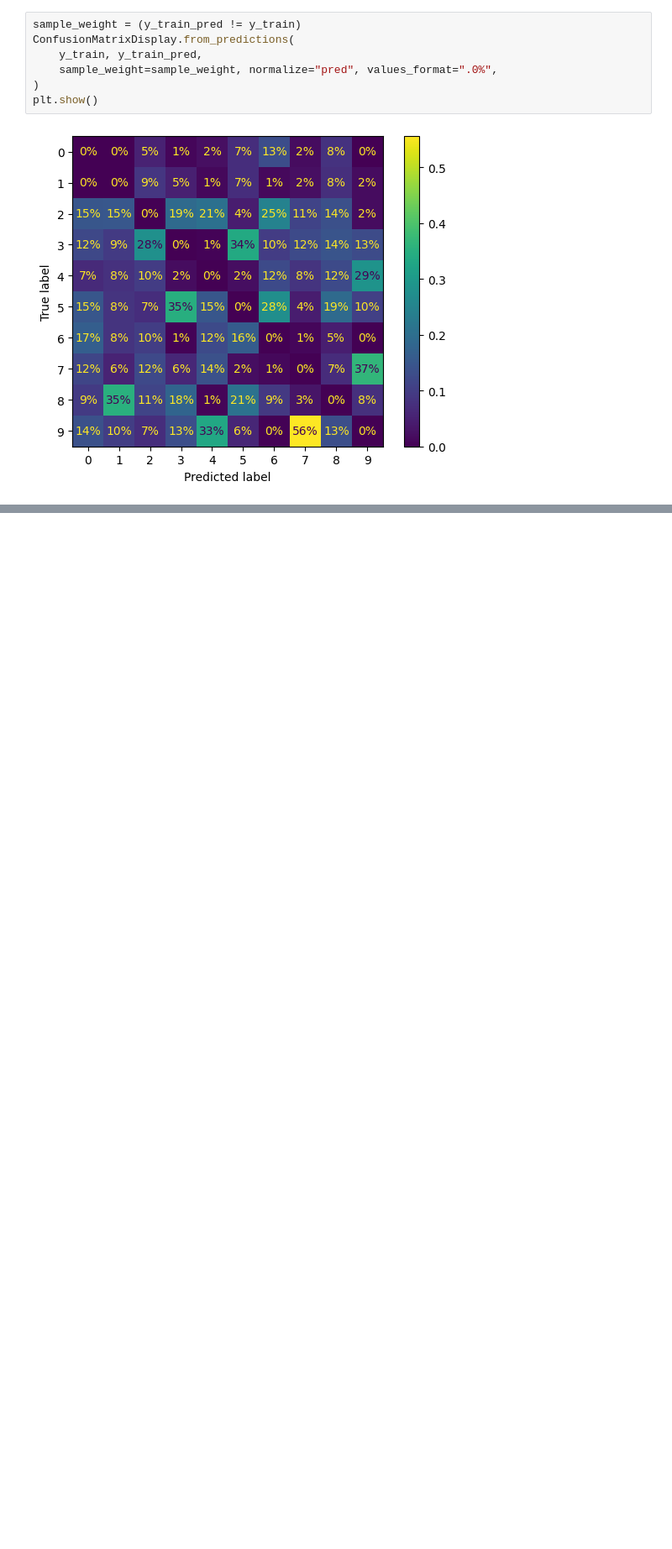
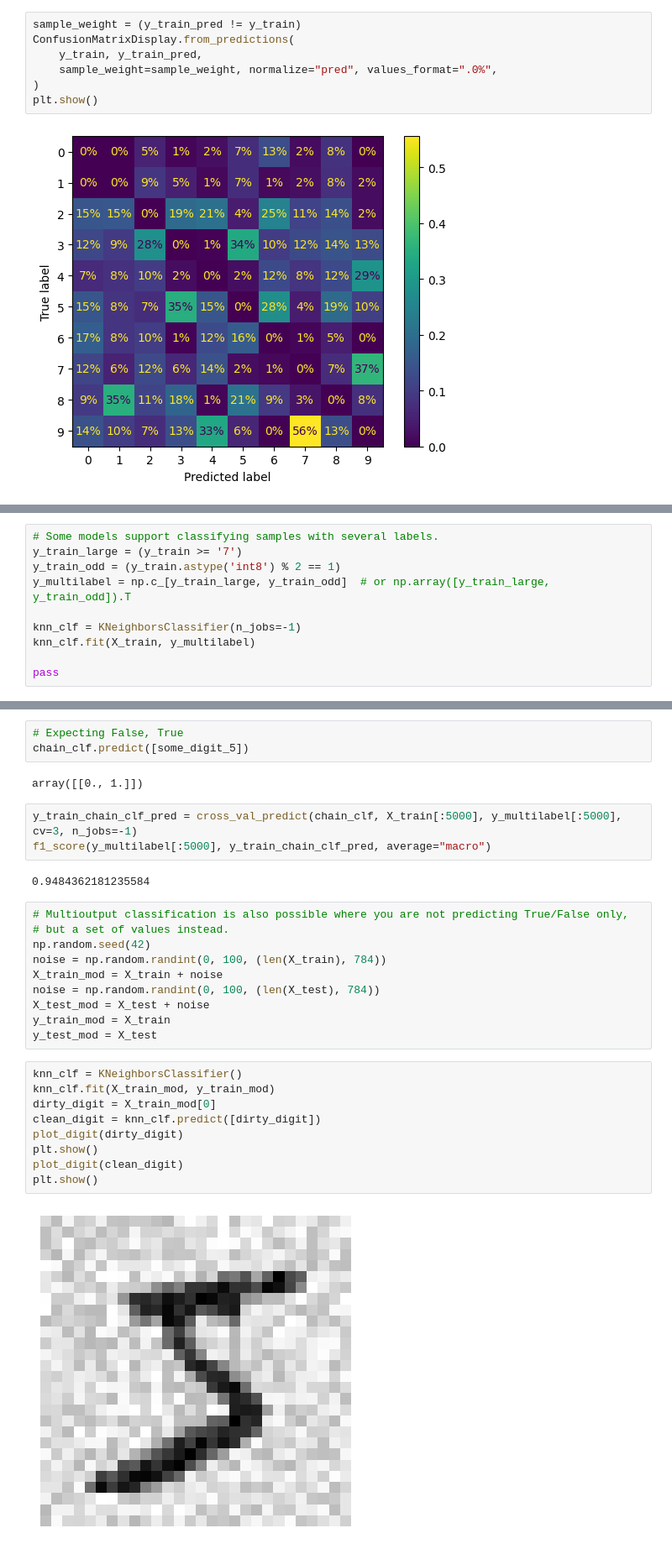
Before and after one commit to fractalate/study-geron-hands-on-machine-learning-with-scikit-learn-keras-and-tensorflow, a Jupyter notebook: Chapter 03/Notebook.ipynb, the cells around one changed output, grey strips where cells are left out. Shown: that part at 84% size. Cells and saved outputs as stored; diff of their text form; blank space fills up the shorter version.

```diff
--- a/Chapter 03/Notebook.ipynb
+++ b/Chapter 03/Notebook.ipynb
@@ -435,0 +446,10 @@ plot_more_digits(XX_abab)
+# %%
+# Some models support classifying samples with several labels.
+y_train_large = (y_train >= '7')
+y_train_odd = (y_train.astype('int8') % 2 == 1)
+y_multilabel = np.c_[y_train_large, y_train_odd]  # or np.array([y_train_large, y_train_odd]).T
+
+knn_clf = KNeighborsClassifier(n_jobs=-1)
+knn_clf.fit(X_train, y_multilabel)
+
+pass
@@ -435,0 +480,31 @@ plot_more_digits(XX_abab)
+# %%
+# Expecting False, True
+chain_clf.predict([some_digit_5])
+# %% [output]
+array([[0., 1.]])
+# %%
+y_train_chain_clf_pred = cross_val_predict(chain_clf, X_train[:5000], y_multilabel[:5000], cv=3, n_jobs=-1)
+f1_score(y_multilabel[:5000], y_train_chain_clf_pred, average="macro")
+# %% [output]
+0.9484362181235584
+# %%
+# Multioutput classification is also possible where you are not predicting True/False only,
+# but a set of values instead.
+np.random.seed(42)
+noise = np.random.randint(0, 100, (len(X_train), 784))
+X_train_mod = X_train + noise
+noise = np.random.randint(0, 100, (len(X_test), 784))
+X_test_mod = X_test + noise
+y_train_mod = X_train
+y_test_mod = X_test
+# %%
+knn_clf = KNeighborsClassifier()
+knn_clf.fit(X_train_mod, y_train_mod)
+dirty_digit = X_train_mod[0]
+clean_digit = knn_clf.predict([dirty_digit])
+plot_digit(dirty_digit)
+plt.show()
+plot_digit(clean_digit)
+plt.show()
+# %% [output]
+[figure, added]
```
Also changed, not shown: parts of 23 cells of this notebook, 3 other files.
